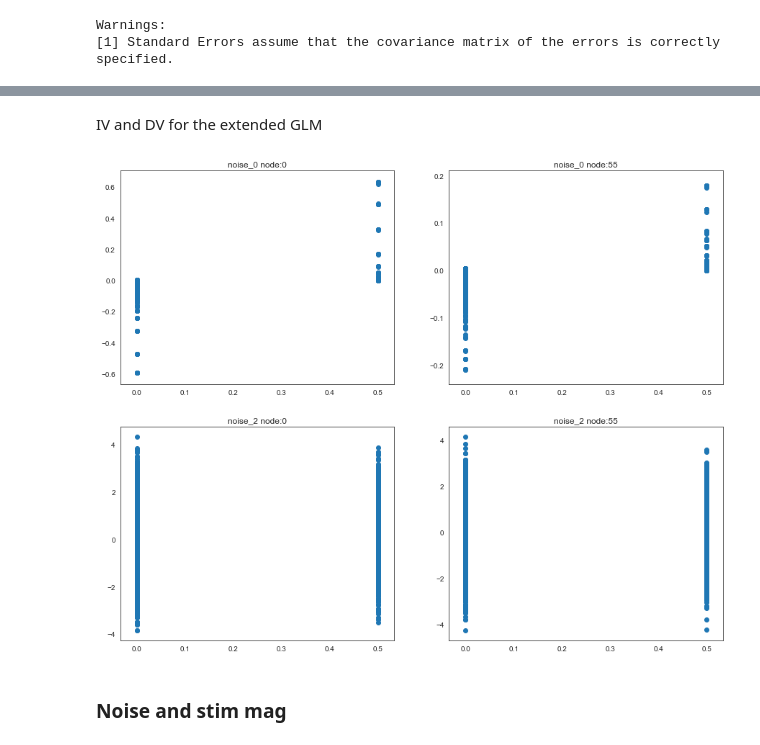
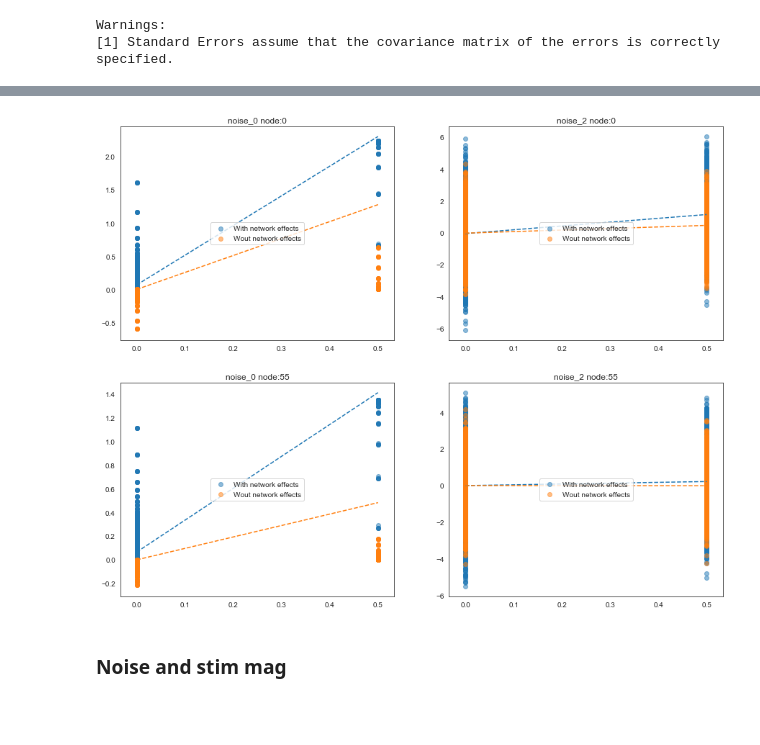
Before and after one commit to zenkavi/DevStudy_FmriNbs, a Jupyter notebook: notebooks/informationtransfermapping/TheoreticalResults/Zenkavi_Simulations/Extended_GLM_neural_network_level.ipynb, the cells around one changed output, grey strips where cells are left out. Cells and saved outputs as stored; diff of their text form; code cells hidden in the pictures; blank space fills up the shorter version.

Commit message:
looking closer at noise effects

```diff
--- a/notebooks/informationtransfermapping/TheoreticalResults/Zenkavi_Simulations/Extended_GLM_neural_network_level.ipynb
+++ b/notebooks/informationtransfermapping/TheoreticalResults/Zenkavi_Simulations/Extended_GLM_neural_network_level.ipynb
@@ -657,6 +636,0 @@ IV and DV for the classical GLM
-# %%
-tmp = ['noise_0','noise_2']
-fig, a = plt.subplots(1,2)
-for i in range(len(tmp)):
-    a[i].scatter(td_stimtimes_0_5[0], noise_ts[tmp[i]][0])
-    a[i].set_title(tmp[i])
@@ -665,2 +636,0 @@ for i in range(len(tmp)):
-# %% [markdown]
-IV and DV for the extended GLM
@@ -670,18 +647,35 @@ plt.rcParams["figure.figsize"][1] = 12
 # %%
 tmp = ['noise_0','noise_2']
 tmp2 = [0, 55]
 fig, a = plt.subplots(2,2)
 
-for i in range(len(tmp)):
-    for j in range(len(tmp2)):
+for i in range(len(tmp2)):
+    for j in range(len(tmp)):
         #drop last column (from which the task beta is extracted)
-        res_x = ext_glms[tmp[i]]['ext_mods'][tmp2[j]].exog[:,:-1]
-        res_mod = sm.OLS(ext_glms[tmp[i]]['ext_mods'][tmp2[j]].endog, res_x).fit()
+        res_x = ext_glms[tmp[j]]['ext_mods'][tmp2[i]].exog[:,:-1]
+        raw_y = ext_glms[tmp[j]]['ext_mods'][tmp2[i]].endog
+        res_mod = sm.OLS(raw_y, res_x).fit()
         res_y = res_mod.resid
-        a[i, j].scatter(td_stimtimes_0_5[0][1:], res_y)
-        a[i, j].set_title(tmp[i]+" node:"+str(tmp2[j]))
+
+        a[i, j].scatter(td_stimtimes_0_5[0][1:], raw_y, label = "With network effects", alpha=.5)
+        a[i, j].scatter(td_stimtimes_0_5[0][1:], res_y, label = "Wout network effects", alpha=.5)
+
+        #add two regression lines to all plots
+        xvals = np.arange(0,.6,.1)
+        i1 = np.mean(raw_y[np.where(td_stimtimes_0_5[0][1:]==0)])
+        i2 = np.mean(res_y[np.where(td_stimtimes_0_5[0][1:]==0)])
+        s1 = ucr_glms[tmp[j]]['ucr_task_betas'][tmp2[i]]
+        s2 = ext_glms[tmp[j]]['ext_task_betas'][tmp2[i]]
+        y1 = i1+s1*xvals
+        y2 = i2+s2*xvals
+
+        a[i, j].plot(xvals, y1, '--', color = "C0")
+        a[i, j].plot(xvals, y2, '--', color = "C1")
+
+        a[i, j].set_title(tmp[j]+" node:"+str(tmp2[i]))
+        a[i, j].legend(loc="center")
 # %% [output]
-[figure, old version]
+[figure, new version]
 # %% [markdown]
 ### Noise and stim mag
 # %%
```
Also changed, not shown: parts of 4 cells of this notebook.
